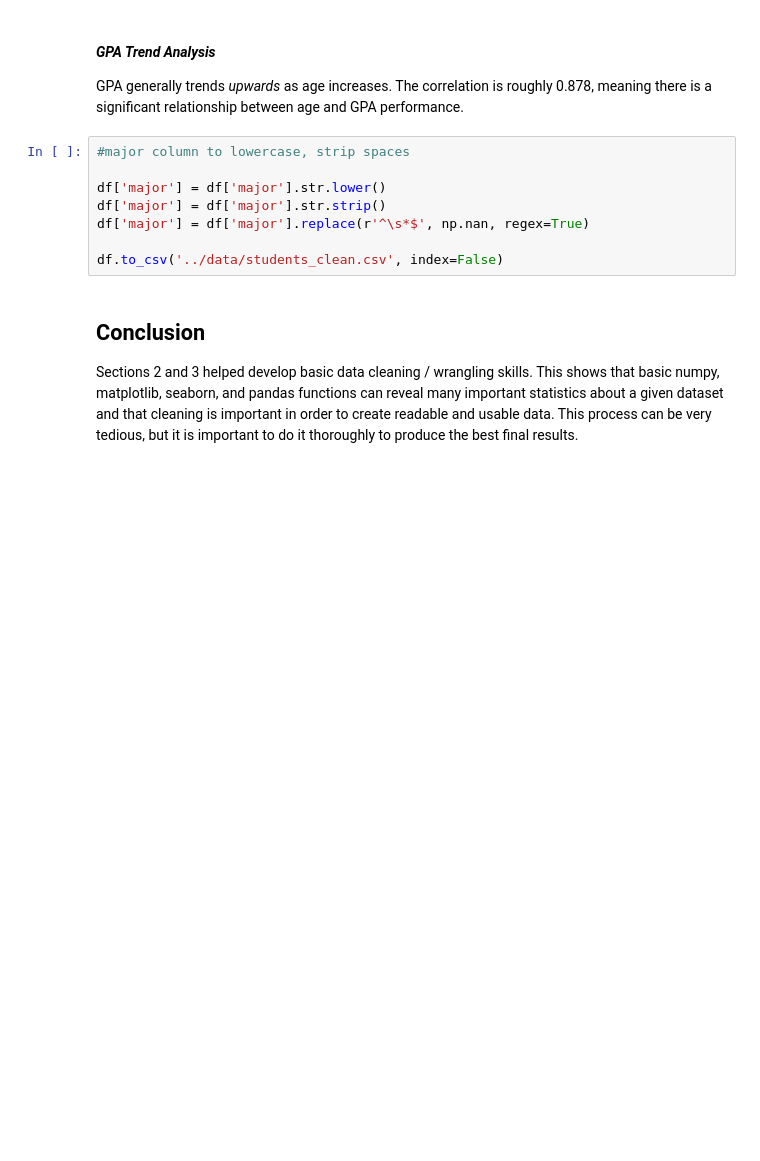
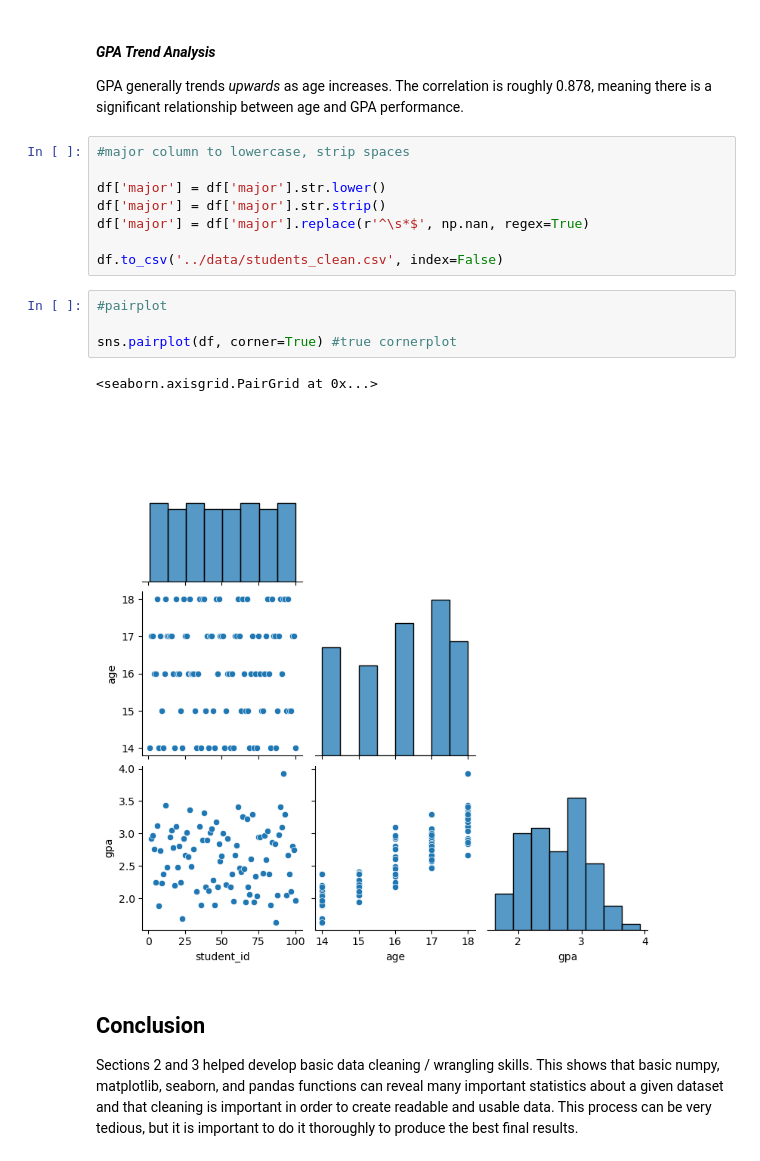
Before and after one commit to powereader35/lab-5-eda, a Jupyter notebook: notebooks/eda.ipynb, the cells around one changed output. Cells and saved outputs as stored; diff of their text form; blank space fills up the shorter version.

Commit message:
Added src, unit test, and cornerplot

```diff
--- a/notebooks/eda.ipynb
+++ b/notebooks/eda.ipynb
@@ -127,6 +127,13 @@ df['major'] = df['major'].str.strip()
 df['major'] = df['major'].replace(r'^\s*$', np.nan, regex=True)
 
 df.to_csv('../data/students_clean.csv', index=False)
+# %%
+#pairplot
+
+sns.pairplot(df, corner=True) #true cornerplot
+# %% [output]
+<seaborn.axisgrid.PairGrid at 0x...>
+[figure, added]
 # %% [markdown]
 ## Conclusion
 
```
Also changed, not shown: 2 other files.
